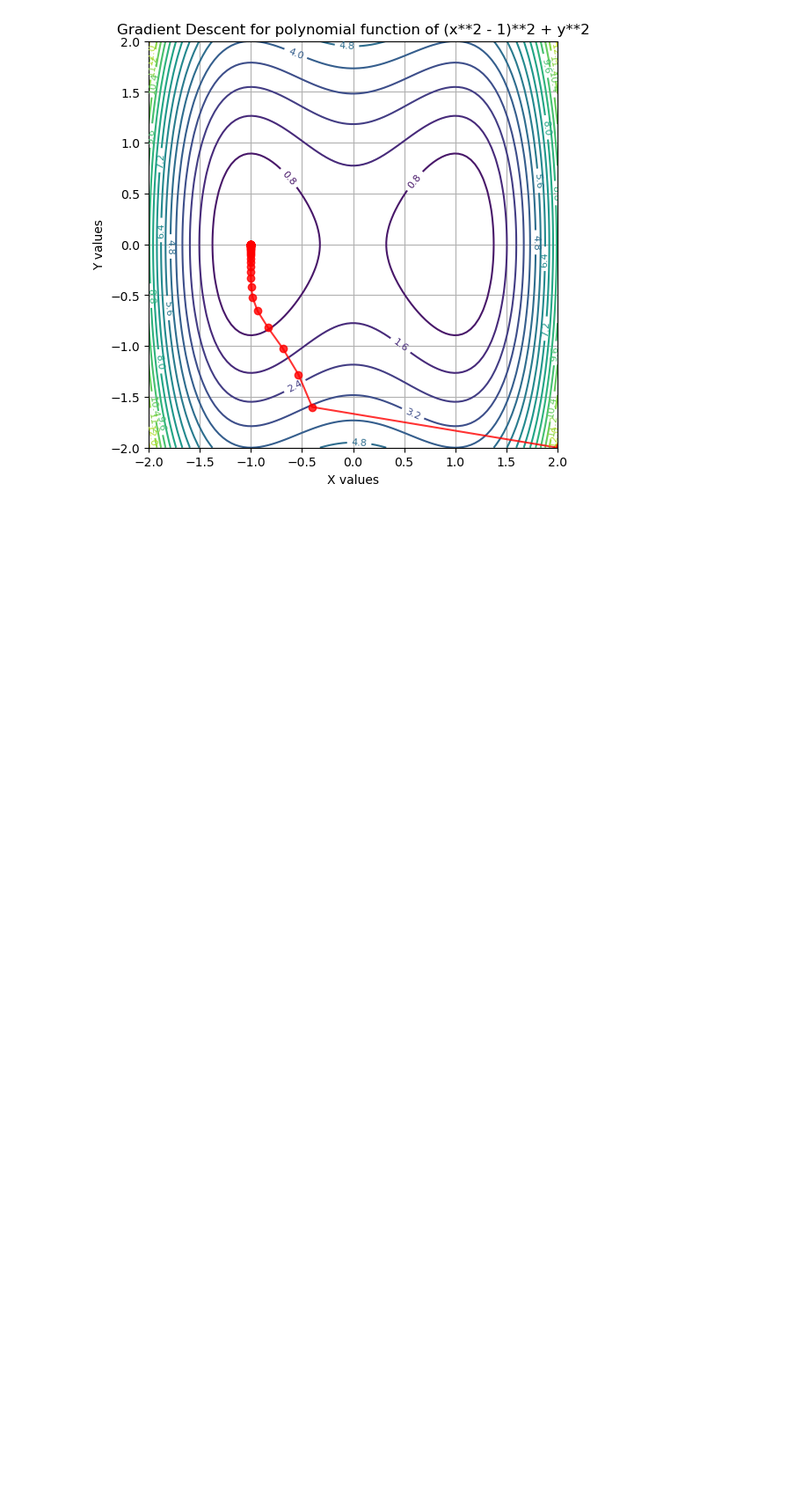
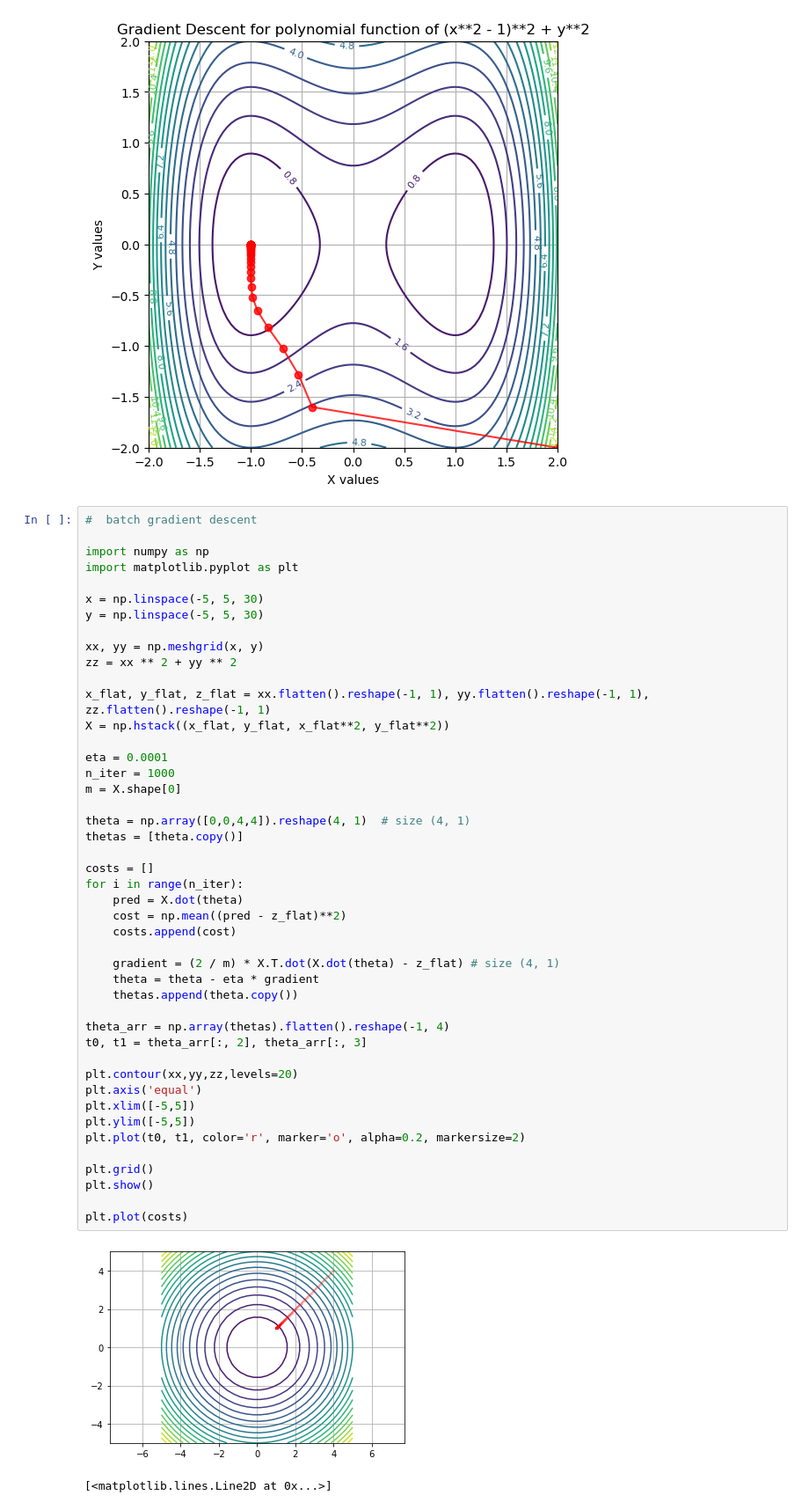
Before and after one commit to getpeped/ML, a Jupyter notebook: Gradient/gradients.ipynb, the cells around one changed output. Shown at 88% size. Saved outputs shown, nothing was run; the diff lists cells and outputs as text; blank space fills up the shorter version.

```diff
--- a/Gradient/gradients.ipynb
+++ b/Gradient/gradients.ipynb
@@ -176,3 +176,51 @@ plt.grid()
 plt.show()
 # %% [output]
 [figure]
+# %%
+#  batch gradient descent
+
+import numpy as np
+import matplotlib.pyplot as plt
+
+x = np.linspace(-5, 5, 30)
+y = np.linspace(-5, 5, 30)
+
+xx, yy = np.meshgrid(x, y)
+zz = xx ** 2 + yy ** 2
+
+x_flat, y_flat, z_flat = xx.flatten().reshape(-1, 1), yy.flatten().reshape(-1, 1), zz.flatten().reshape(-1, 1)
+X = np.hstack((x_flat, y_flat, x_flat**2, y_flat**2))
+
+eta = 0.0001
+n_iter = 1000
+m = X.shape[0]
+
+theta = np.array([0,0,4,4]).reshape(4, 1)  # size (4, 1)
+thetas = [theta.copy()]
+
+costs = []
+for i in range(n_iter):
+    pred = X.dot(theta)
+    cost = np.mean((pred - z_flat)**2)
+    costs.append(cost)
+
+    gradient = (2 / m) * X.T.dot(X.dot(theta) - z_flat) # size (4, 1)
+    theta = theta - eta * gradient
+    thetas.append(theta.copy())
+
+theta_arr = np.array(thetas).flatten().reshape(-1, 4)
+t0, t1 = theta_arr[:, 2], theta_arr[:, 3]
+
+plt.contour(xx,yy,zz,levels=20)
+plt.axis('equal')
+plt.xlim([-5,5])
+plt.ylim([-5,5])
+plt.plot(t0, t1, color='r', marker='o', alpha=0.2, markersize=2)
+
+plt.grid()
+plt.show()
+
+plt.plot(costs)
+# %% [output]
+[figure, added]
+[<matplotlib.lines.Line2D at 0x...>]
```
Also changed, not shown: parts of 3 cells of this notebook.
